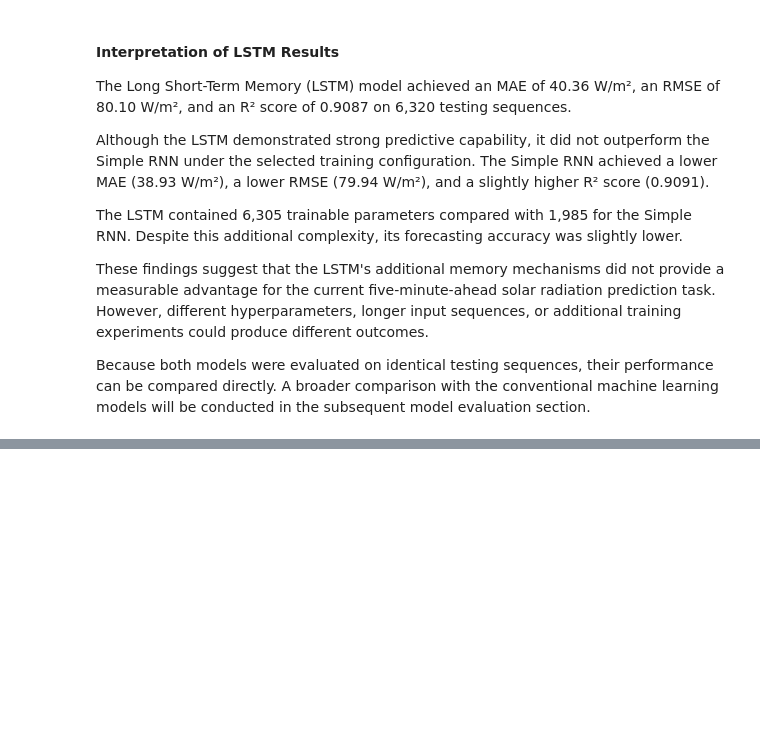
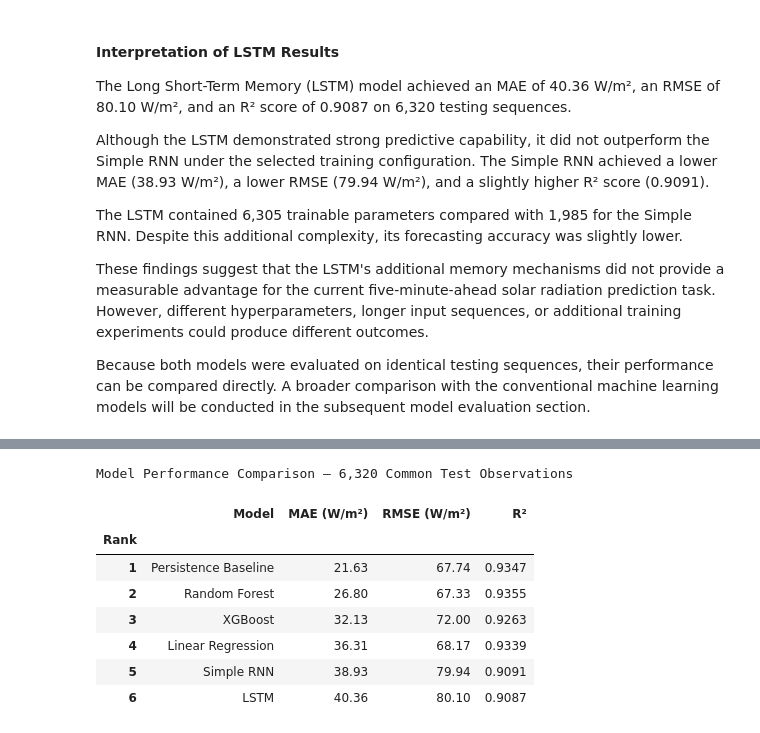
Before and after one commit to damisar/Solar-Radiation-Prediction, a Jupyter notebook: notebook/Solar_Radiation_Analysis.ipynb, the cells around one changed output, grey strips where cells are left out. Saved outputs shown, nothing was run; the diff lists cells and outputs as text; code cells hidden in the pictures; blank space fills up the shorter version.

```diff
--- a/notebook/Solar_Radiation_Analysis.ipynb
+++ b/notebook/Solar_Radiation_Analysis.ipynb
@@ -2028,0 +2204,50 @@ Because both models were evaluated on identical testing sequences, their perform
+# %%
+
+# Section 6.2 — Compare forecasting performance on common test data
+
+model_columns = prediction_common.columns.drop("Actual")
+
+comparison_results = []
+
+for model_name in model_columns:
+    actual = prediction_common["Actual"]
+    predicted = prediction_common[model_name]
+
+    comparison_results.append({
+        "Model": model_name,
+        "MAE (W/m²)": mean_absolute_error(actual, predicted),
+        "RMSE (W/m²)": np.sqrt(mean_squared_error(actual, predicted)),
+        "R²": r2_score(actual, predicted)
+    })
+
+# Create and rank the model comparison table
+model_comparison = pd.DataFrame(comparison_results)
+
+model_comparison = (
+    model_comparison
+    .sort_values("MAE (W/m²)")
+    .reset_index(drop=True)
+)
+
+model_comparison.index += 1
+model_comparison.index.name = "Rank"
+
+print("Model Performance Comparison — 6,320 Common Test Observations")
+
+display(
+    model_comparison.style.format({
+        "MAE (W/m²)": "{:.2f}",
+        "RMSE (W/m²)": "{:.2f}",
+        "R²": "{:.4f}"
+    })
+)
+# %% [output]
+Model Performance Comparison — 6,320 Common Test Observations
+|  | Model | MAE (W/m²) | RMSE (W/m²) | R² |
+| Rank |  |  |  |  |
+| 1 | Persistence Baseline | 21.63 | 67.74 | 0.9347 |
+| 2 | Random Forest | 26.80 | 67.33 | 0.9355 |
+| 3 | XGBoost | 32.13 | 72.00 | 0.9263 |
+| 4 | Linear Regression | 36.31 | 68.17 | 0.9339 |
+| 5 | Simple RNN | 38.93 | 79.94 | 0.9091 |
+| 6 | LSTM | 40.36 | 80.10 | 0.9087 |
```
Also changed, not shown: parts of 18 cells of this notebook, 1 other file.
